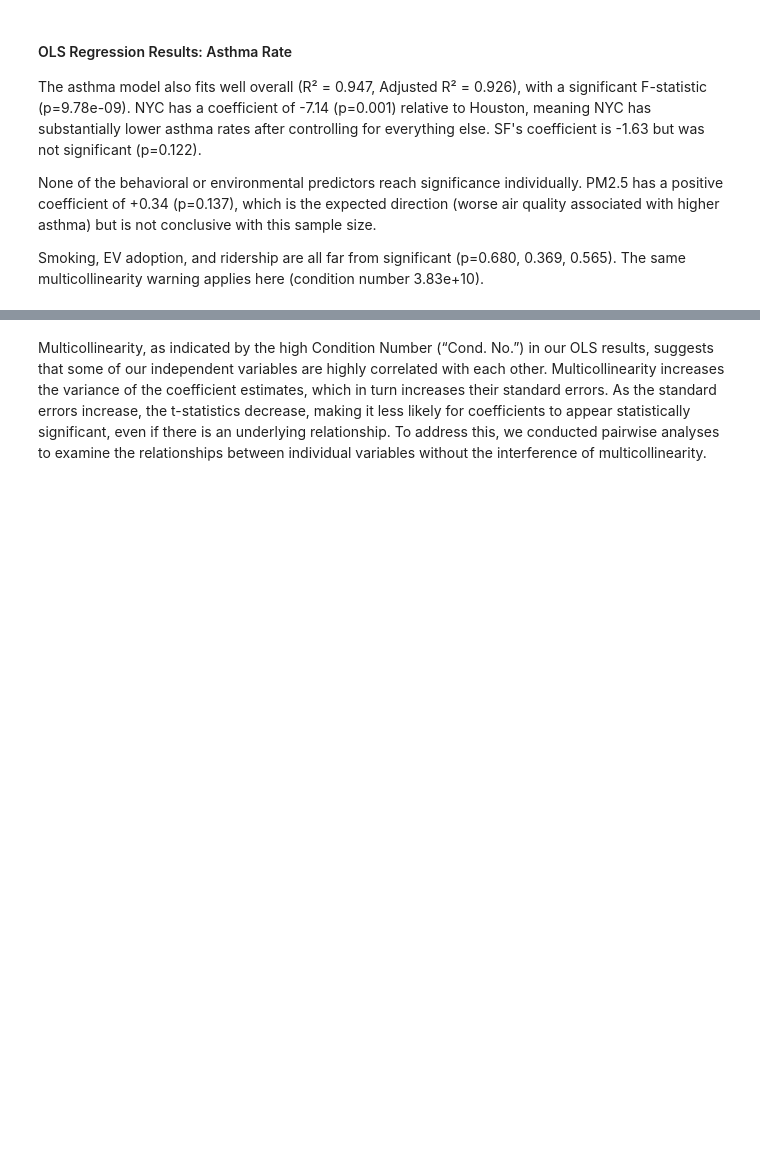
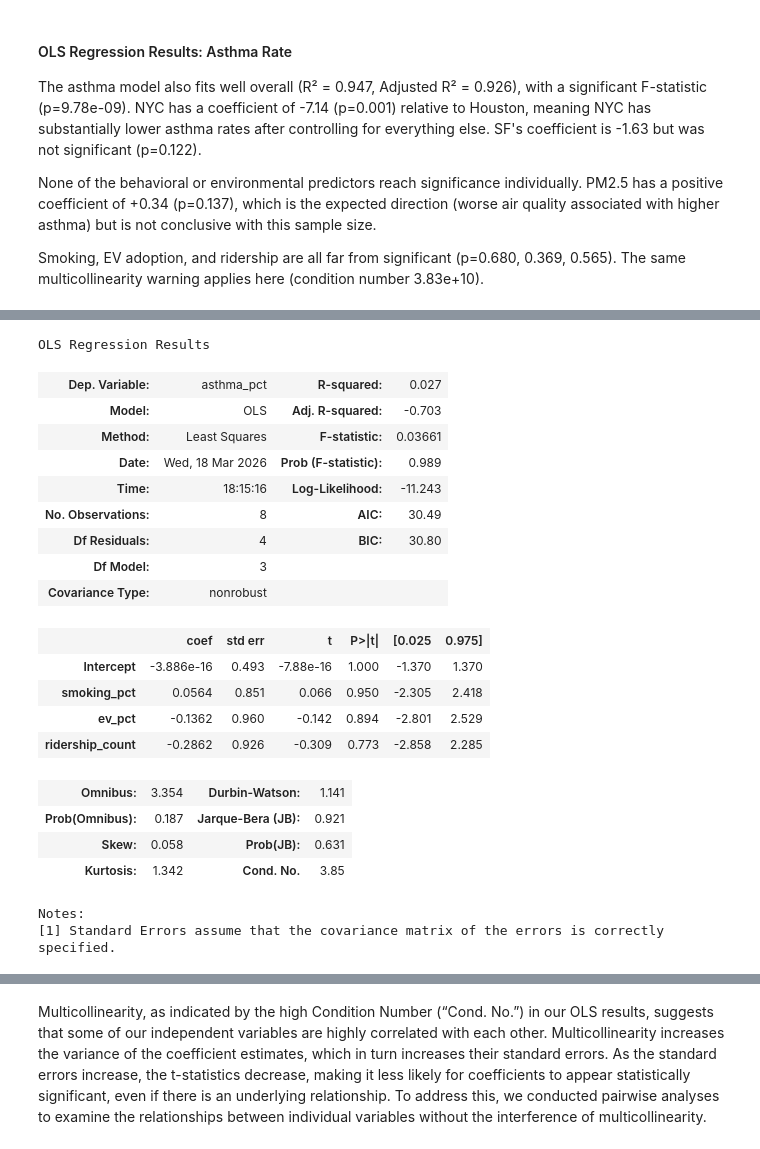
Before and after one commit to COGS108/Group026_WI26, a Jupyter notebook: 03-FinalProject.ipynb, the cells around one changed output, grey strips where cells are left out. Drawn from its saved outputs; the diff is of its cells as text; code cells hidden in the pictures; blank space fills up the shorter version.

```diff
--- a/03-FinalProject.ipynb
+++ b/03-FinalProject.ipynb
@@ -685,3 +682,36 @@ OLS Regression Results
 | Kurtosis: | 2.073 | Cond. No. | 8.90 |
 Notes:
 [1] Standard Errors assume that the covariance matrix of the errors is correctly specified.
+# %%
+# 1. Select the columns to scale (exclude the target variable 'y')
+features = ['asthma_pct', 'smoking_pct', 'ev_pct', 'ridership_count']
+scaler = StandardScaler()
+
+# 2. Scale the data
+sf_df_scaled = sf_df.copy()
+sf_df_scaled[features] = scaler.fit_transform(sf_df_scaled[features])
+
+model_asthma_sf = smf.ols('asthma_pct ~ smoking_pct + ev_pct + ridership_count', data=sf_df_scaled).fit()
+model_asthma_sf.summary()
+# %% [output]
+OLS Regression Results
+| Dep. Variable: | asthma_pct | R-squared: | 0.027 |
+| Model: | OLS | Adj. R-squared: | -0.703 |
+| Method: | Least Squares | F-statistic: | 0.03661 |
+| Date: | Wed, 18 Mar 2026 | Prob (F-statistic): | 0.989 |
+| Time: | 18:15:16 | Log-Likelihood: | -11.243 |
+| No. Observations: | 8 | AIC: | 30.49 |
+| Df Residuals: | 4 | BIC: | 30.80 |
+| Df Model: | 3 |  |  |
+| Covariance Type: | nonrobust |  |  |
+|  | coef | std err | t | P>|t| | [0.025 | 0.975] |
+| Intercept | -3.886e-16 | 0.493 | -7.88e-16 | 1.000 | -1.370 | 1.370 |
+| smoking_pct | 0.0564 | 0.851 | 0.066 | 0.950 | -2.305 | 2.418 |
+| ev_pct | -0.1362 | 0.960 | -0.142 | 0.894 | -2.801 | 2.529 |
+| ridership_count | -0.2862 | 0.926 | -0.309 | 0.773 | -2.858 | 2.285 |
+| Omnibus: | 3.354 | Durbin-Watson: | 1.141 |
+| Prob(Omnibus): | 0.187 | Jarque-Bera (JB): | 0.921 |
+| Skew: | 0.058 | Prob(JB): | 0.631 |
+| Kurtosis: | 1.342 | Cond. No. | 3.85 |
+Notes:
+[1] Standard Errors assume that the covariance matrix of the errors is correctly specified.
```
Also changed, not shown: parts of 18 cells of this notebook.
